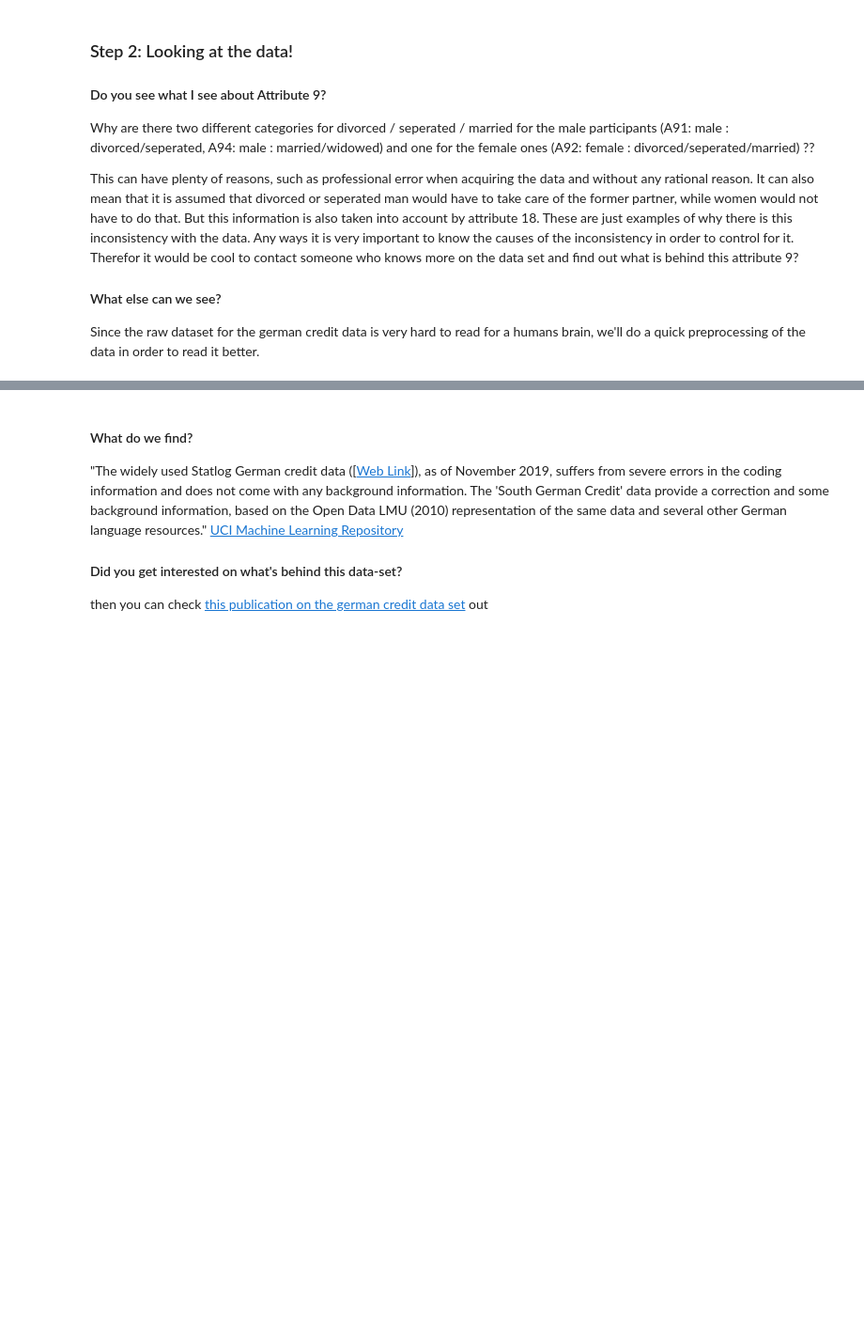
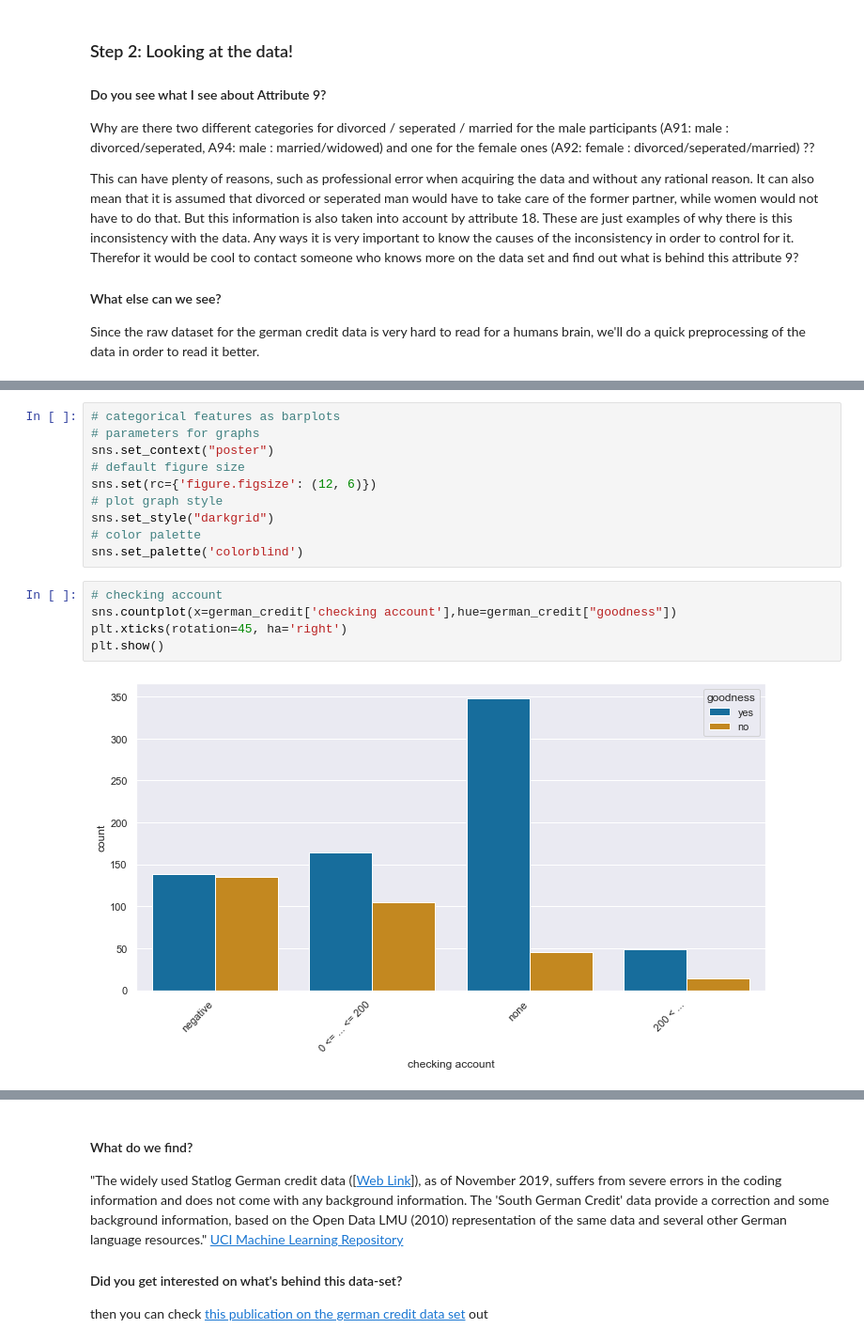
Before and after one commit to FUB-HCC/hcds-summer-2022, a Jupyter notebook: assignment_solutions/A2_Data/A2_Data-Solution.ipynb, the cells around one changed output, grey strips where cells are left out. Shown at 94% size. Cells and saved outputs as stored; diff of their text form; blank space fills up the shorter version.

```diff
--- a/assignment_solutions/A2_Data/A2_Data-Solution.ipynb
+++ b/assignment_solutions/A2_Data/A2_Data-Solution.ipynb
@@ -200,0 +297,17 @@ german_credit
+# %%
+# categorical features as barplots
+# parameters for graphs
+sns.set_context("poster")
+# default figure size
+sns.set(rc={'figure.figsize': (12, 6)})
+# plot graph style
+sns.set_style("darkgrid")
+# color palette
+sns.set_palette('colorblind')
+# %%
+# checking account
+sns.countplot(x=german_credit['checking account'],hue=german_credit["goodness"])
+plt.xticks(rotation=45, ha='right')
+plt.show()
+# %% [output]
+[figure, added]
```
Also changed, not shown: parts of 30 cells of this notebook, 8 other files.
